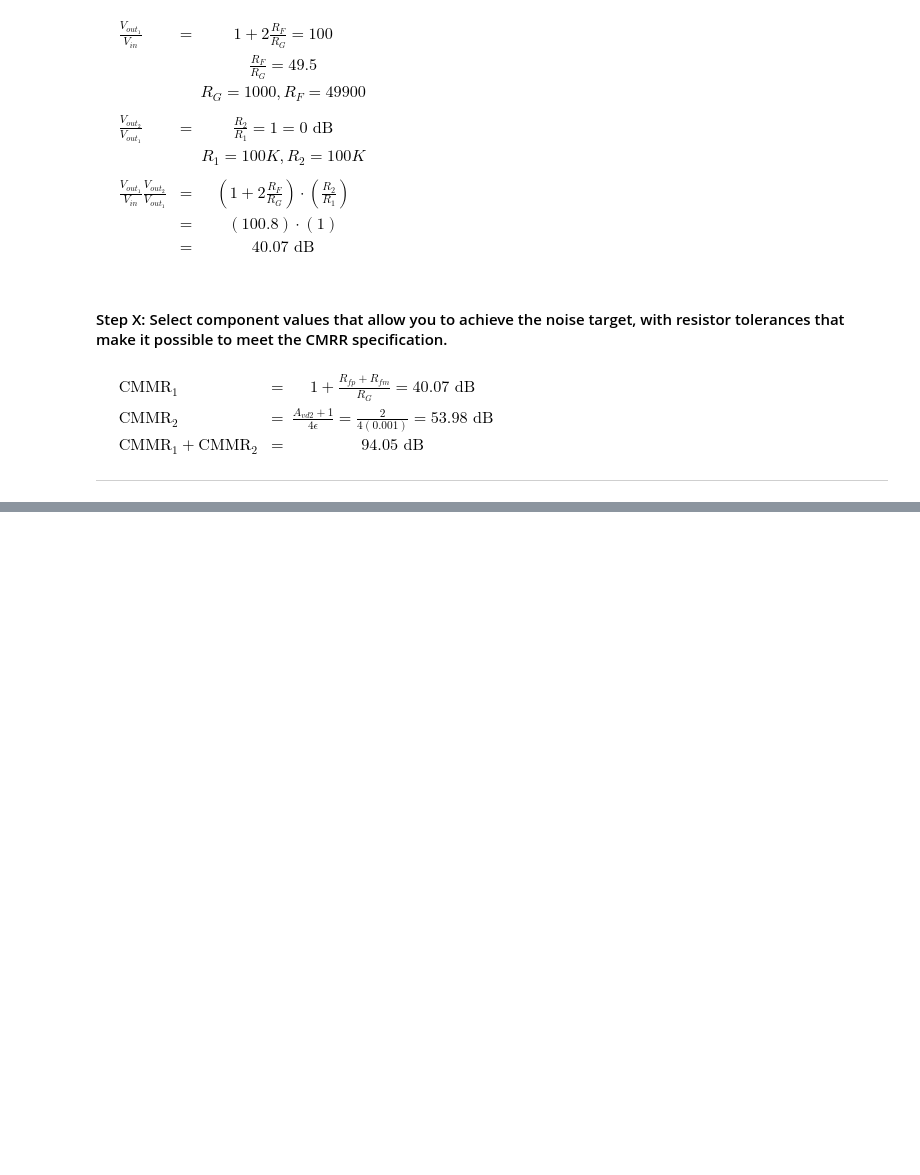
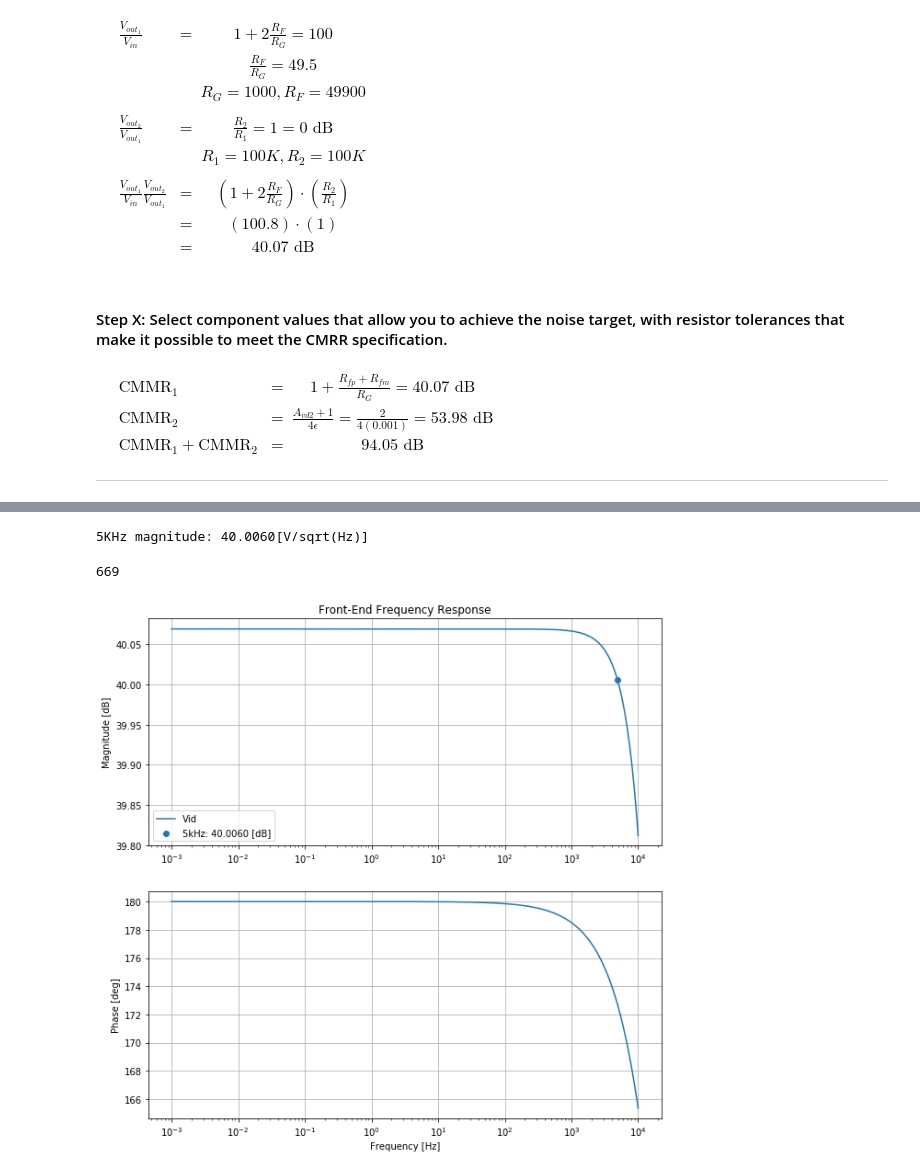
Before and after one commit to kegedy/EE538, a Jupyter notebook: design_project/design_project.ipynb, the cells around one changed output, grey strips where cells are left out. Saved outputs shown, nothing was run; the diff lists cells and outputs as text; code cells hidden in the pictures; blank space fills up the shorter version.

```diff
--- a/design_project/design_project.ipynb
+++ b/design_project/design_project.ipynb
@@ -102,0 +238,32 @@ $\begin{eqnarray}
+# %%
+filepath = 'data/ADA4528_ac.txt'
+df = read_ltspice(filepath,'ac','db')
+freq = df['Freq.']
+mag = df['Mag_V(vout)/(V(vp)-V(vm))']
+ang = df['Phase_V(vout)/(V(vp)-V(vm))']
+# %%
+#Find 1KHz Magnitude
+x0 = np.where(freq<=5000)[0][-1]
+mag5K = mag.iloc[x0]
+label = "{:.4f}".format(mag5K)
+print(f"5KHz magnitude: {label}[V/sqrt(Hz)]")
+x0
+# %% [output]
+5KHz magnitude: 40.0060[V/sqrt(Hz)]
+669
+# %%
+fig, axs = plt.subplots(2,figsize=(10,10))
+axs[0].set_title('Front-End Frequency Response')
+axs[0].semilogx(freq, mag, label='Vid')
+axs[0].scatter(freq[x0],mag[x0], label=f'5kHz: {label} [dB]')
+axs[0].set_ylabel('Magnitude [dB]')
+axs[0].grid()
+axs[0].legend()
+axs[1].semilogx(freq, ang, label='')
+axs[1].set_xlabel('Frequency [Hz]')
+axs[1].set_ylabel('Phase [deg]')
+axs[1].grid()
+#axs[1].legend()
+plt.show();
+# %% [output]
+[figure, added]
```
Also changed, not shown: parts of 13 cells of this notebook, 7 other files.
